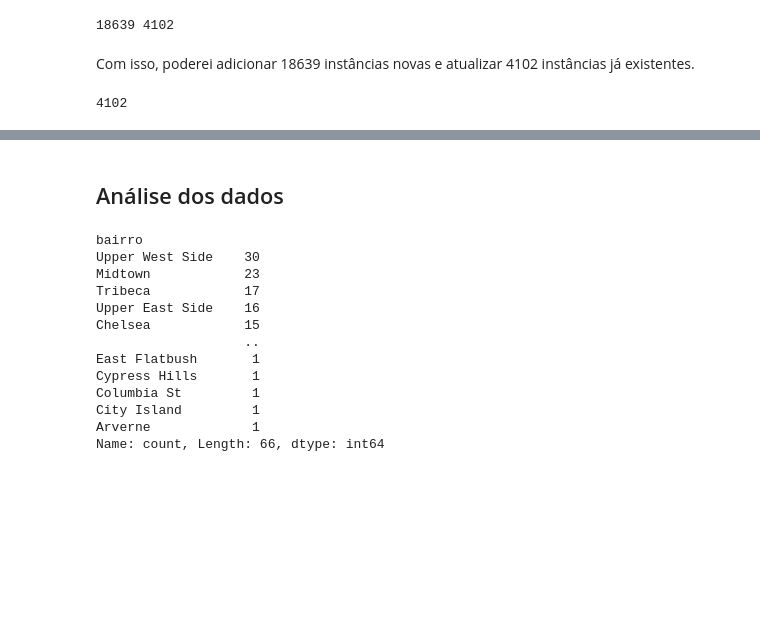
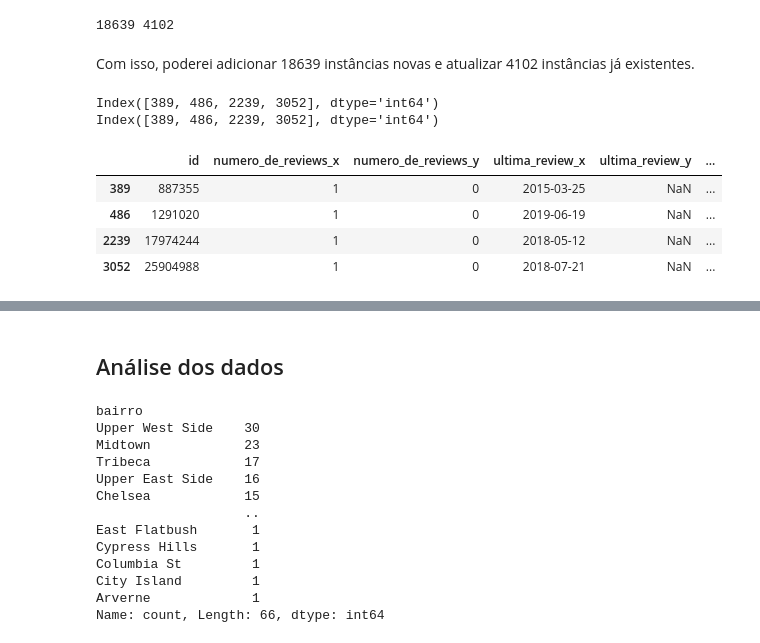
Before and after one commit to pedrobslima/LH_CD_PEDROBARROSDESOUZALIMA, a Jupyter notebook: incidium.ipynb, the cells around one changed output, grey strips where cells are left out. Cells and saved outputs as stored; diff of their text form; code cells hidden in the pictures; blank space fills up the shorter version.

```diff
--- a/incidium.ipynb
+++ b/incidium.ipynb
@@ -225,7 +213,3 @@ print(len(df_new)-len(teste), len(teste))
 18639 4102
 # %% [markdown]
 Com isso, poderei adicionar 18639 instâncias novas e atualizar 4102 instâncias já existentes.
-# %%
-teste['price_y'].notna().sum()
-# %% [output]
-4102
@@ -231,0 +218,20 @@ teste['price_y'].notna().sum()
+# %%
+# verificando se houve "desatualização" de informações das reviews do dataset antigo para o novo
+ult_mask = teste['ultima_review_x'].notna() & teste['ultima_review_y'].isna()
+rpm_mask = teste['reviews_por_mes_x'].notna() & teste['reviews_por_mes_y'].isna()
+
+if(ult_mask.sum().any()):
+    print(teste[ult_mask].index)
+if(rpm_mask.any()):
+    print(teste[rpm_mask].index)
+
+teste.loc[ult_mask | rpm_mask,
+          ['id', 'numero_de_reviews_x', 'numero_de_reviews_y', 'ultima_review_x', 'ultima_review_y', 'reviews_por_mes_x', 'reviews_por_mes_y']].head()
+# %% [output]
+Index([389, 486, 2239, 3052], dtype='int64')
+Index([389, 486, 2239, 3052], dtype='int64')
+|  | id | numero_de_reviews_x | numero_de_reviews_y | ultima_review_x | ultima_review_y | ... |
+| 389 | 887355 | 1 | 0 | 2015-03-25 | NaN | ... |
+| 486 | 1291020 | 1 | 0 | 2019-06-19 | NaN | ... |
+| 2239 | 17974244 | 1 | 0 | 2018-05-12 | NaN | ... |
+| 3052 | 25904988 | 1 | 0 | 2018-07-21 | NaN | ... |
```
Also changed, not shown: parts of 11 cells of this notebook.
